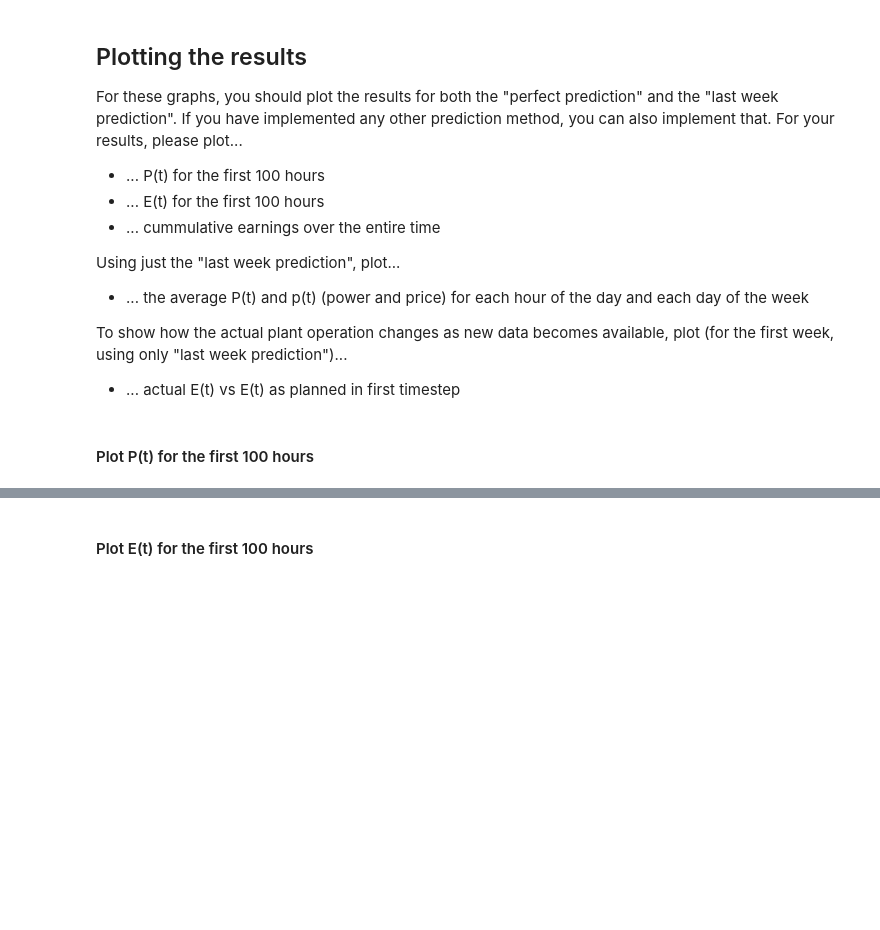
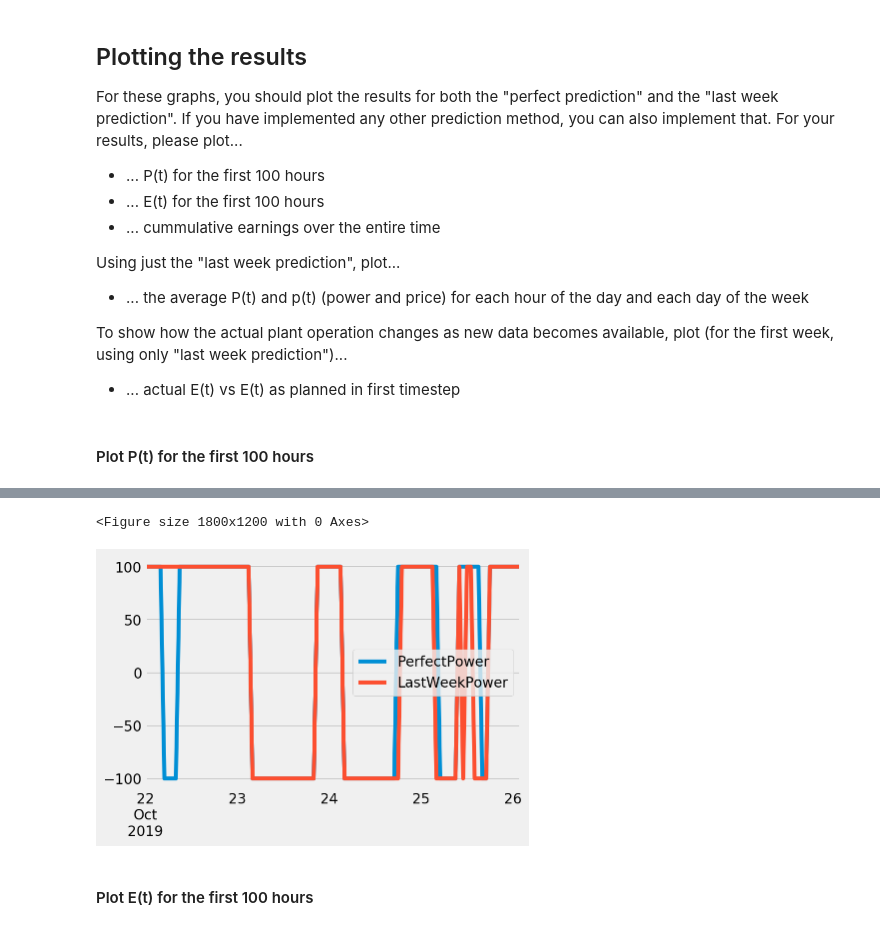
Before and after one commit to lukasbahr/pom, a Jupyter notebook: dsm/dsm.ipynb, the cells around one changed output, grey strips where cells are left out. Saved outputs shown, nothing was run; the diff lists cells and outputs as text; code cells hidden in the pictures; blank space fills up the shorter version.

Commit message:
data for plots prepared

```diff
--- a/dsm/dsm.ipynb
+++ b/dsm/dsm.ipynb
@@ -324,5 +314,6 @@ Emax = 48 * Pmax                         # Maximum energy deviation in MWh
 
 # Simulation parameters
 t_start = pd.Timestamp("2019-10-22 00:00:00") # Times are in UTC+0
-t_end = pd.Timestamp("2019-12-22 00:00:00")  # Simulate two months of operation
+t_end = pd.Timestamp("2019-12-21 23:00:00")  # Simulate two months of operation
+#print(pd.Timedelta(t_end-t_start).total_seconds()/3600+1)
 t_horizon = 7*24                             # Time horizon for optimization (in h)
@@ -337,7 +337,8 @@ pd.to_pickle(results_perfect, "perfect.pkl")
 # %%
 # And when you want to continue working later, you can reload them by running this cell
 # You will only have to run the first cell (imports) and this one, and none of the others
-results_perfect = pd.read_pickle("results/perfect.pkl")
+results_perfect = pd.read_pickle("perfect.pkl")
+results_LastWeek = pd.read_pickle("lastWeek.pkl")
 # %% [markdown]
 ## Plotting the results
 For these graphs, you should plot the results for both the "perfect prediction" and the "last week prediction". If you have implemented any other prediction method, you can also implement that.
@@ -359,2 +357,21 @@ To show how the actual plant operation changes as new data becomes available, pl
+# %%
+plotframe = pd.DataFrame(index = pd.date_range(t_start, t_end, freq="H"),
+                         columns = {"PerfectPower", "LastWeekPower",
+                                    "PerfectEnergy", "LastWeekEnergy",
+                                    "PerfectEarnings", "LastWeekEarnings"})
+plotframe["PerfectPower"] = results_perfect["Power"]
+plotframe["PerfectEnergy"] = results_perfect["Energy"]
+plotframe["PerfectEarnings"] = results_perfect["Earnings"].cumsum()
+plotframe["LastWeekPower"] = results_LastWeek["Power"]
+plotframe["LastWeekEnergy"] = results_LastWeek["Energy"]
+plotframe["LastWeekEarnings"] = results_LastWeek["Earnings"].cumsum()
+plotframe["Price"] = results_perfect["Price"]
+#plotframe
+powerplot = plt.figure(dpi = 300)
+plotframe.iloc[0:99].plot(y = ['PerfectPower', 'LastWeekPower'])
+powerplot.show()
+# %% [output]
+<Figure size 1800x1200 with 0 Axes>
+[figure, added]
 # %% [markdown]
 #### Plot E(t) for the first 100 hours
```
Also changed, not shown: parts of 22 cells of this notebook, 8 other files.
